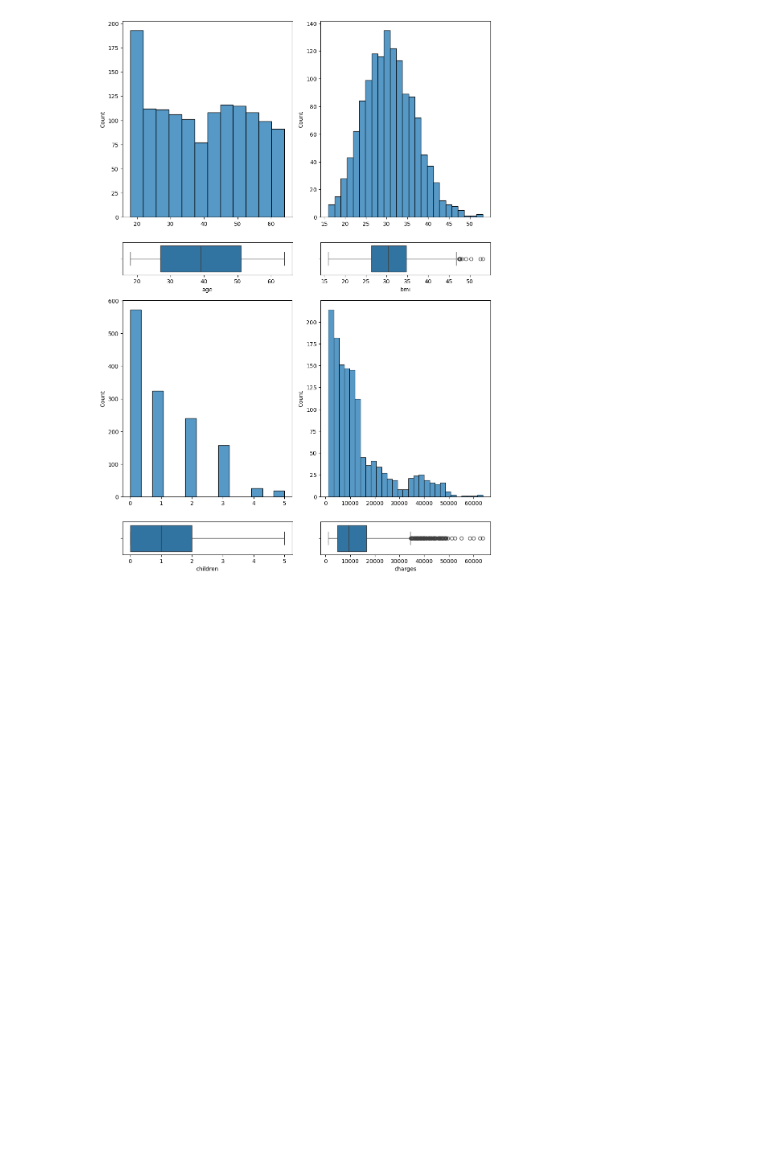
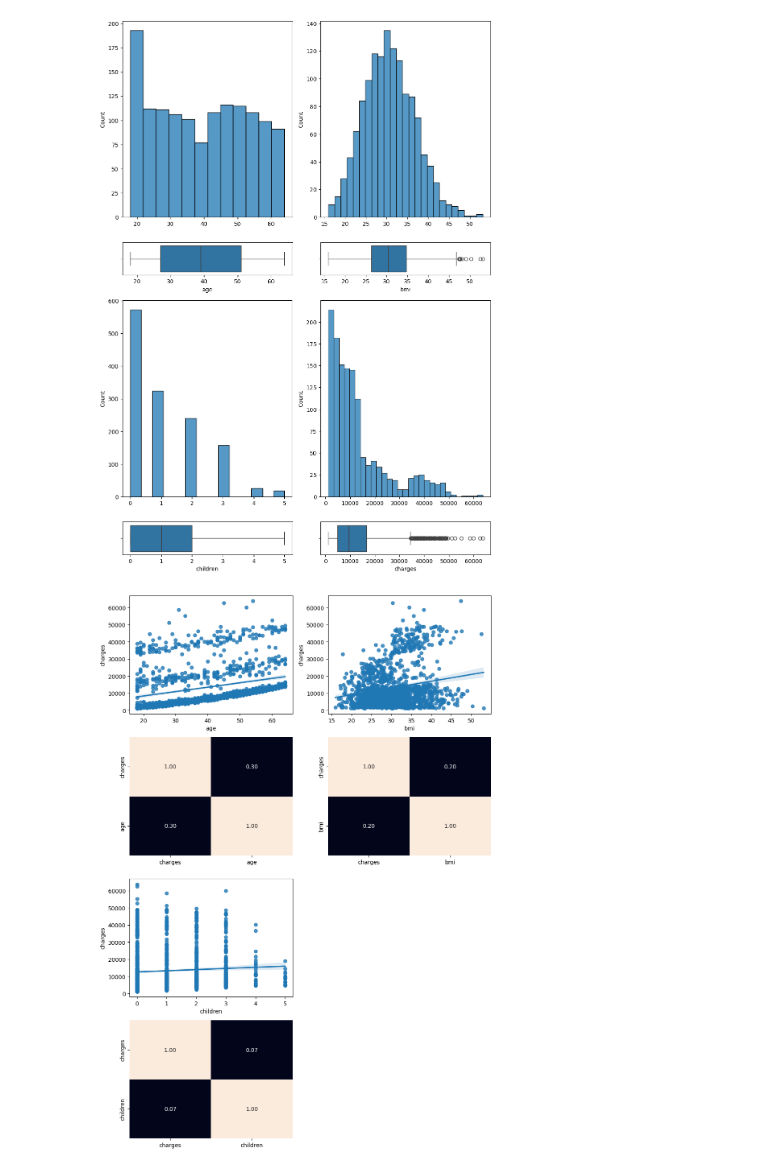
Before and after one commit to bartowen/linear_regression, a Jupyter notebook: src/explore.ipynb, the cells around one changed output. Drawn from its saved outputs; the diff is of its cells as text; code cells hidden in the pictures; blank space fills up the shorter version.

Commit message:
analisis multivariante numerica numerica

```diff
--- a/src/explore.ipynb
+++ b/src/explore.ipynb
@@ -131,3 +131,27 @@ plt.show()
 # el índice de masa corporal tiene una distribución normal.
 # la media de hijos es 1
 # la prima media rondea en los 10.000 USD. muchos outliers
+# %%
+# Análisis multivariante Númerico-Númerico
+# Variables numéricas = age , bmi , children , charges
+
+fig, axis = plt.subplots(4, 2, figsize = (10, 14))
+
+sns.regplot(ax = axis[0,0], data = df, x = "age", y = "charges")
+sns.heatmap(ax = axis[1,0], data = df[["charges", "age"]].corr(), annot = True, fmt = ".2f", cbar = False)
+
+sns.regplot(ax = axis[0,1], data = df, x = "bmi", y = "charges")
+sns.heatmap(ax = axis[1,1], data = df[["charges", "bmi"]].corr(), annot = True, fmt = ".2f", cbar = False)
+
+sns.regplot(ax = axis[2,0], data = df, x = "children", y = "charges")
+sns.heatmap(ax = axis[3,0], data = df[["charges", "children"]].corr(), annot = True, fmt = ".2f", cbar = False)
+
+fig.delaxes(axis[2, 1])
+fig.delaxes(axis[3, 1])
+
+
+plt.tight_layout()
+
+plt.show()
+# %% [output]
+[figure, added]
```
Also changed, not shown: parts of 1 cell of this notebook.
